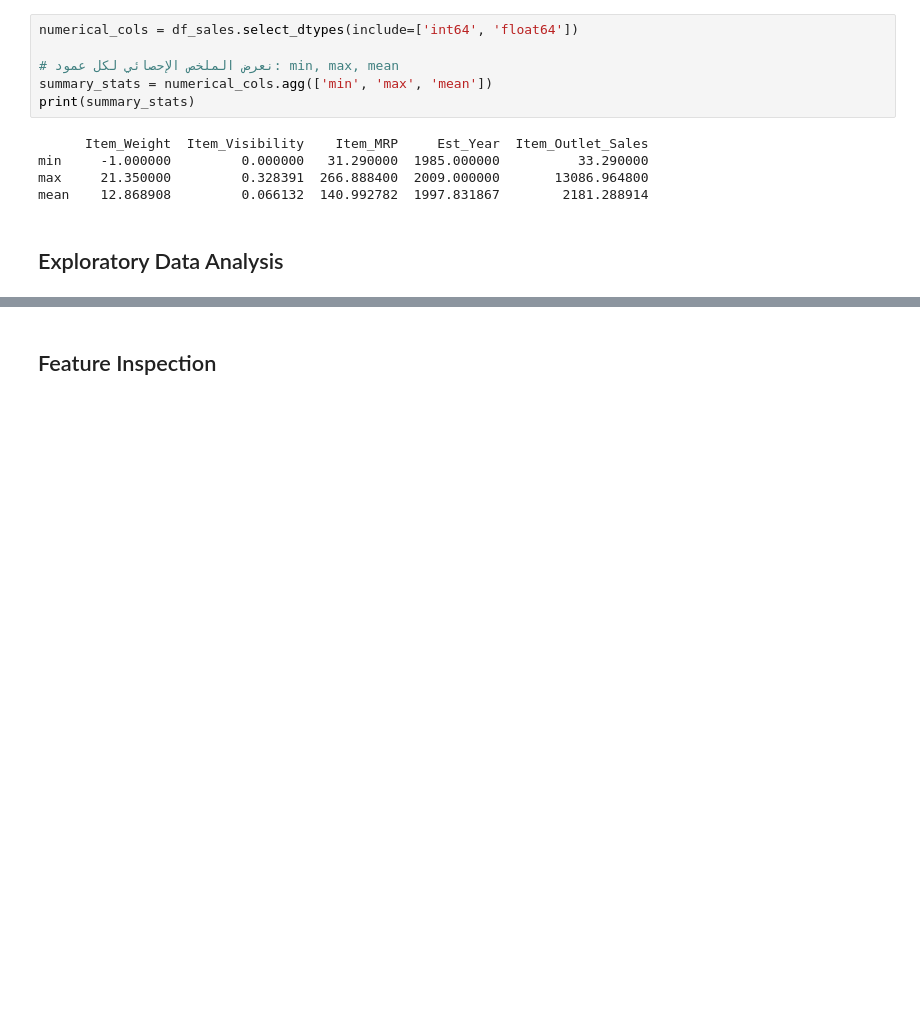
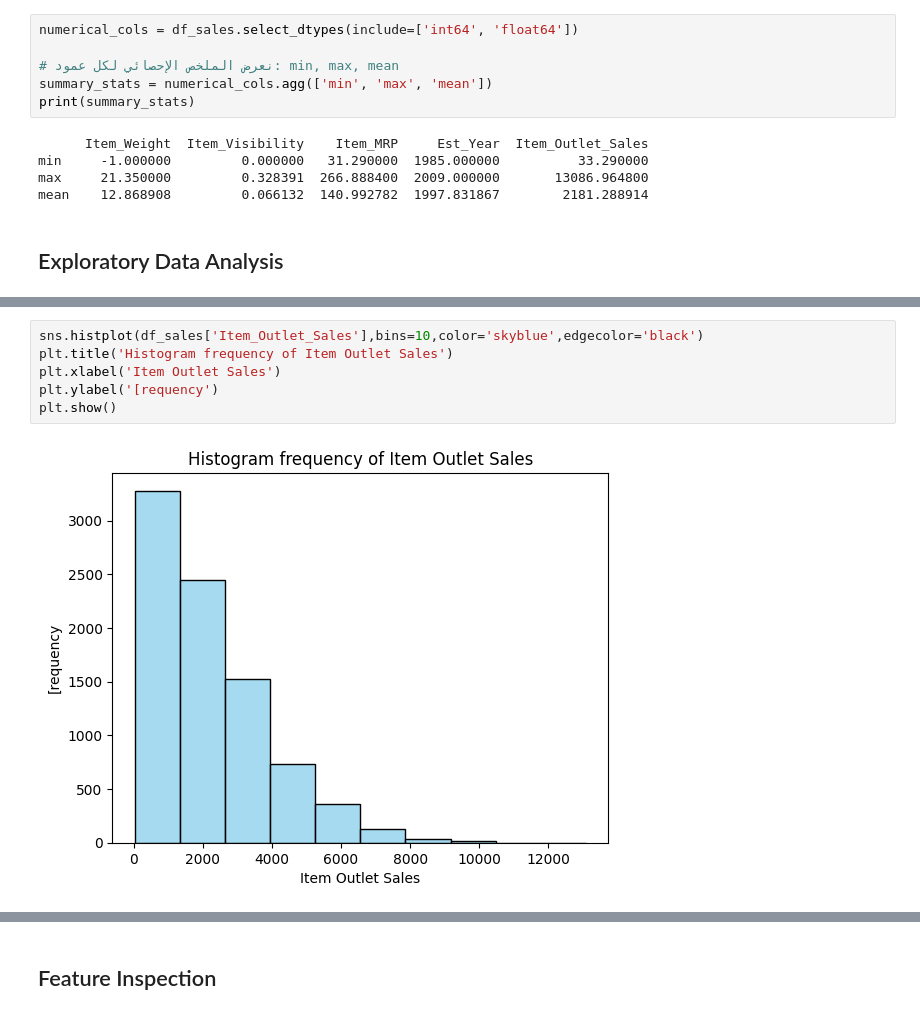
Before and after one commit to farahwadya/Prediction-of-Product-Sales, a Jupyter notebook: Prediction_of_Product_Sales.ipynb, the cells around one changed output, grey strips where cells are left out. Drawn from its saved outputs; the diff is of its cells as text; blank space fills up the shorter version.

```diff
--- a/Prediction_of_Product_Sales.ipynb
+++ b/Prediction_of_Product_Sales.ipynb
@@ -282,0 +339,8 @@ mean    12.868908         0.066132  140.992782  1997.831867        2181.288914
+# %%
+sns.histplot(df_sales['Item_Outlet_Sales'],bins=10,color='skyblue',edgecolor='black')
+plt.title('Histogram frequency of Item Outlet Sales')
+plt.xlabel('Item Outlet Sales')
+plt.ylabel('[requency')
+plt.show()
+# %% [output]
+[figure, added]
```
Also changed, not shown: parts of 21 cells of this notebook.
